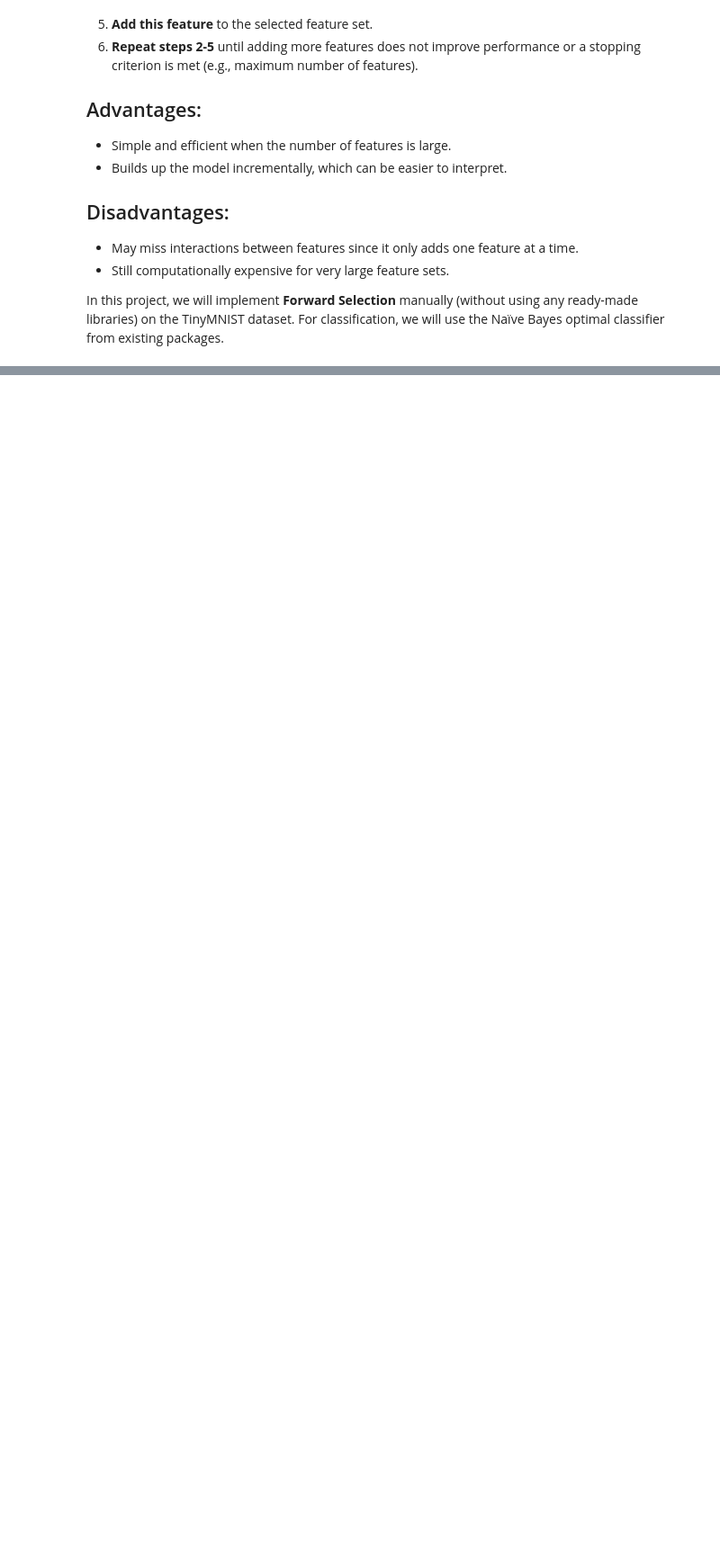
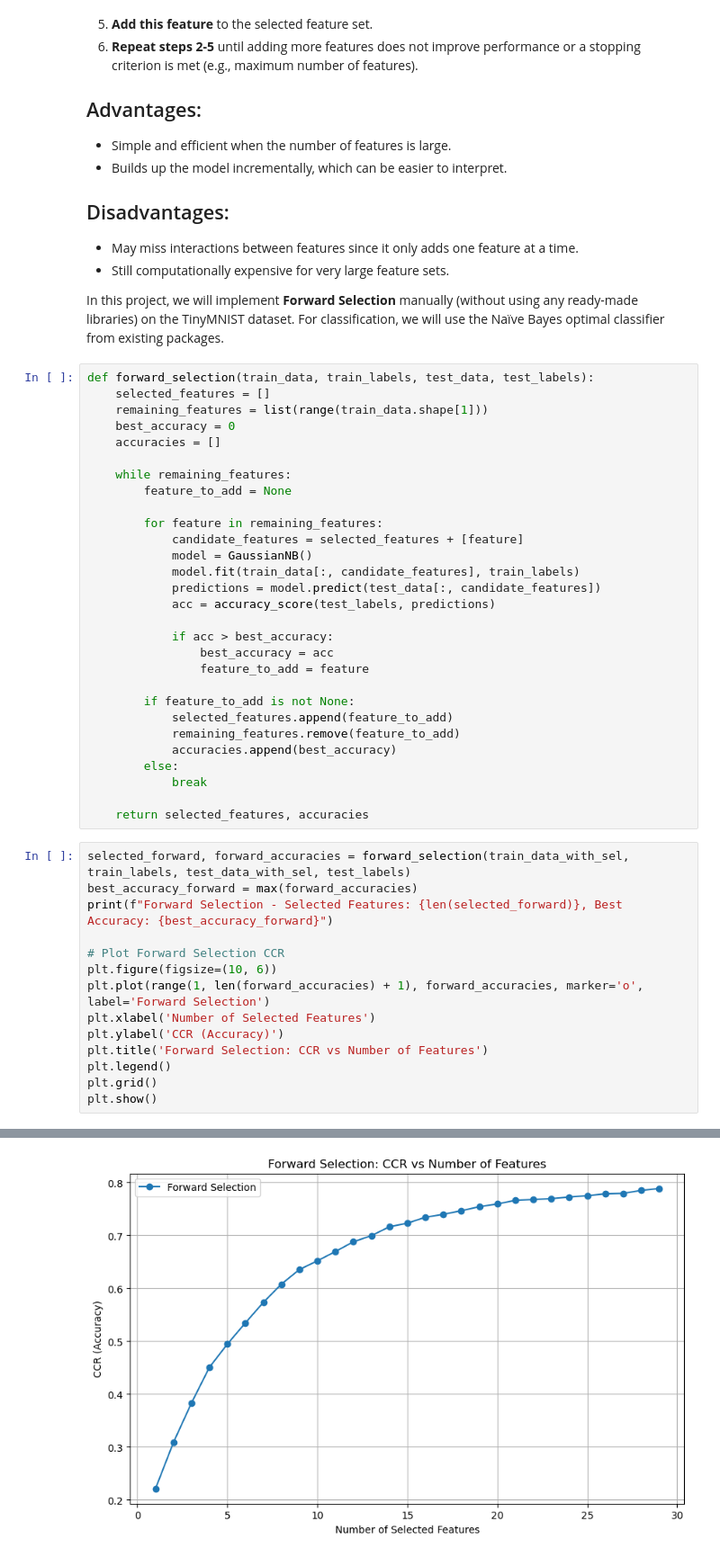
Before and after one commit to mjmousavi97/MachinLearning-TehranUni-2024, a Jupyter notebook: Projects/07 pro/src/main.ipynb, the cells around one changed output, grey strips where cells are left out. Shown: that part at 90% size. Drawn from its saved outputs; the diff is of its cells as text; blank space fills up the shorter version.

Commit message:
Implemented forward and backward feature selection methods using GaussianNB; displayed selected features and corresponding accuracies.

```diff
--- a/Projects/07 pro/src/main.ipynb
+++ b/Projects/07 pro/src/main.ipynb
@@ -129,3 +129,47 @@ def backward_elimination(train_data, train_labels, test_data, test_labels):
 - Still computationally expensive for very large feature sets.
 
 In this project, we will implement **Forward Selection** manually (without using any ready-made libraries) on the TinyMNIST dataset. For classification, we will use the Naïve Bayes optimal classifier from existing packages.
+# %%
+def forward_selection(train_data, train_labels, test_data, test_labels):
+    selected_features = []
+    remaining_features = list(range(train_data.shape[1]))
+    best_accuracy = 0
+    accuracies = []
+
+    while remaining_features:
+        feature_to_add = None
+
+        for feature in remaining_features:
+            candidate_features = selected_features + [feature]
+            model = GaussianNB()
+            model.fit(train_data[:, candidate_features], train_labels)
+            predictions = model.predict(test_data[:, candidate_features])
+            acc = accuracy_score(test_labels, predictions)
+
+            if acc > best_accuracy:
+                best_accuracy = acc
+                feature_to_add = feature
+
+        if feature_to_add is not None:
+            selected_features.append(feature_to_add)
+            remaining_features.remove(feature_to_add)
+            accuracies.append(best_accuracy)
+        else:
+            break
+
+    return selected_features, accuracies
+# %%
+selected_forward, forward_accuracies = forward_selection(train_data_with_sel, train_labels, test_data_with_sel, test_labels)
+best_accuracy_forward = max(forward_accuracies)
+print(f"Forward Selection - Selected Features: {len(selected_forward)}, Best Accuracy: {best_accuracy_forward}")
+
+# Plot Forward Selection CCR
+plt.figure(figsize=(10, 6))
+plt.plot(range(1, len(forward_accuracies) + 1), forward_accuracies, marker='o', label='Forward Selection')
+plt.xlabel('Number of Selected Features')
+plt.ylabel('CCR (Accuracy)')
+plt.title('Forward Selection: CCR vs Number of Features')
+plt.legend()
+plt.grid()
+plt.show()
+# %% [output]
@@ -131,0 +177 @@ In this project, we will implement **Forward Selection** manually (without using
+[figure, added]
```
Also changed, not shown: parts of 6 cells of this notebook.
